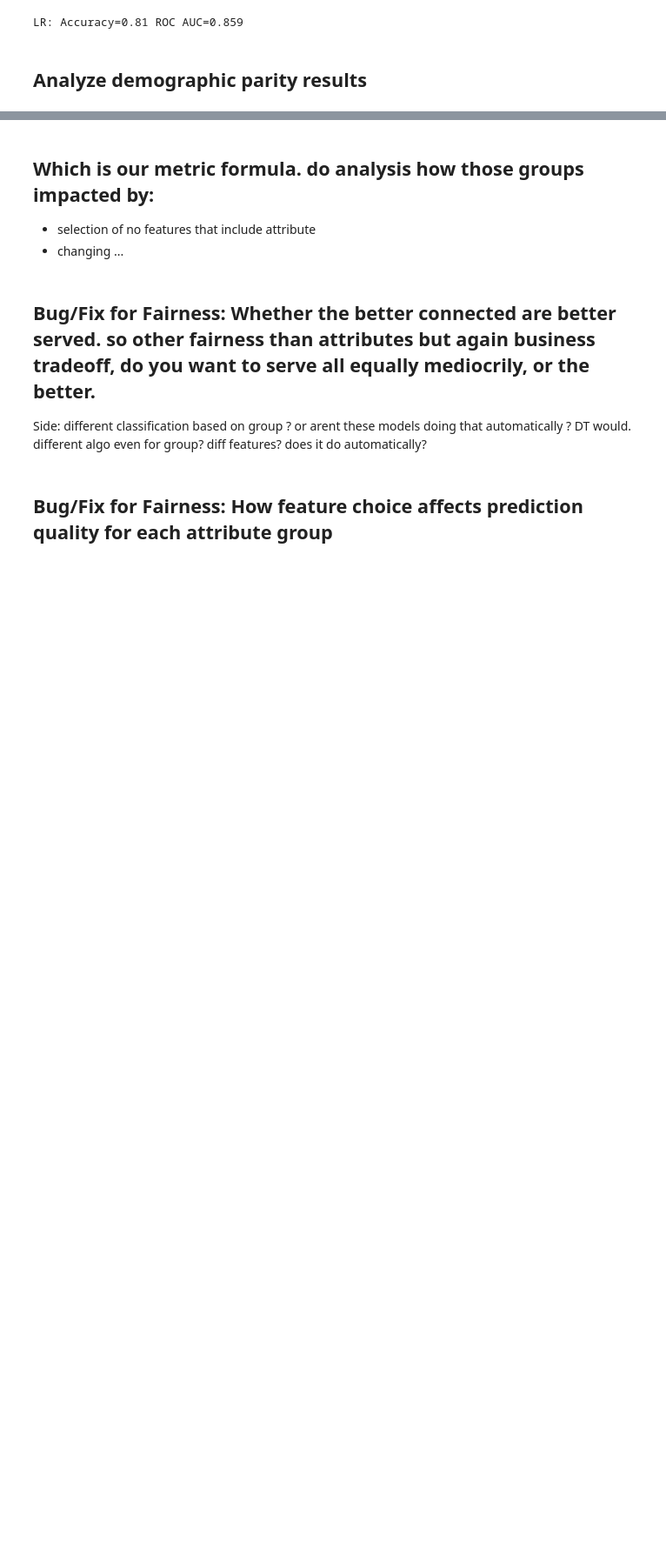
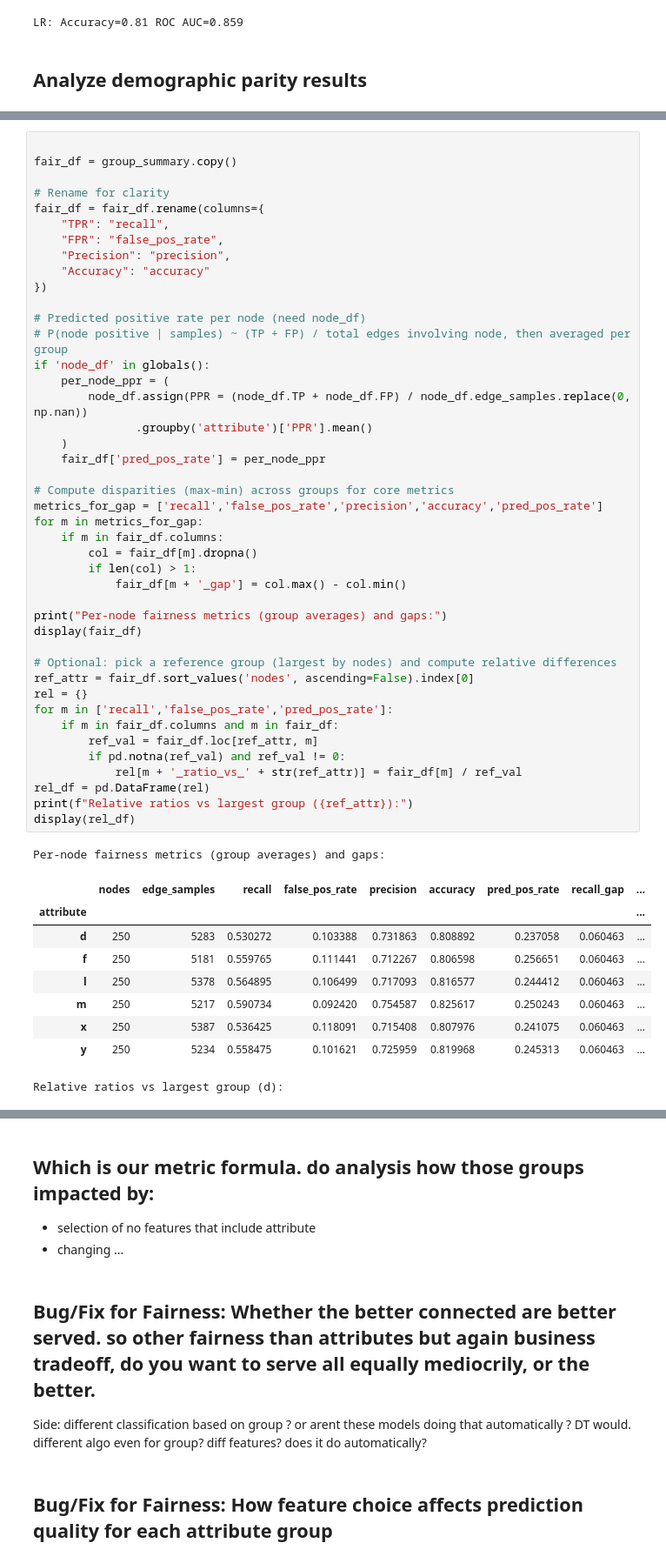
Before and after one commit to ursumarius/Link-predict-social-netw-fairness, a Jupyter notebook: fair-link-prediction-social-network.ipynb, the cells around one changed output, grey strips where cells are left out. Shown at 87% size. Cells and saved outputs as stored; diff of their text form; blank space fills up the shorter version.

Commit message:
Add demographic parity: lots of confusion tables per group, weighted, for fairness evaluation, same group, etc.

```diff
--- a/fair-link-prediction-social-network.ipynb
+++ b/fair-link-prediction-social-network.ipynb
@@ -933,0 +1087,54 @@ LR: Accuracy=0.81 ROC AUC=0.859
+# %%
+
+fair_df = group_summary.copy()
+
+# Rename for clarity
+fair_df = fair_df.rename(columns={
+    "TPR": "recall",
+    "FPR": "false_pos_rate",
+    "Precision": "precision",
+    "Accuracy": "accuracy"
+})
+
+# Predicted positive rate per node (need node_df)
+# P(node positive | samples) ~ (TP + FP) / total edges involving node, then averaged per group
+if 'node_df' in globals():
+    per_node_ppr = (
+        node_df.assign(PPR = (node_df.TP + node_df.FP) / node_df.edge_samples.replace(0, np.nan))
+               .groupby('attribute')['PPR'].mean()
+    )
+    fair_df['pred_pos_rate'] = per_node_ppr
+
+# Compute disparities (max-min) across groups for core metrics
+metrics_for_gap = ['recall','false_pos_rate','precision','accuracy','pred_pos_rate']
+for m in metrics_for_gap:
+    if m in fair_df.columns:
+        col = fair_df[m].dropna()
+        if len(col) > 1:
+            fair_df[m + '_gap'] = col.max() - col.min()
+
+print("Per-node fairness metrics (group averages) and gaps:")
+display(fair_df)
+
+# Optional: pick a reference group (largest by nodes) and compute relative differences
+ref_attr = fair_df.sort_values('nodes', ascending=False).index[0]
+rel = {}
+for m in ['recall','false_pos_rate','pred_pos_rate']:
+    if m in fair_df.columns and m in fair_df:
+        ref_val = fair_df.loc[ref_attr, m]
+        if pd.notna(ref_val) and ref_val != 0:
+            rel[m + '_ratio_vs_' + str(ref_attr)] = fair_df[m] / ref_val
+rel_df = pd.DataFrame(rel)
+print(f"Relative ratios vs largest group ({ref_attr}):")
+display(rel_df)
+# %% [output]
+Per-node fairness metrics (group averages) and gaps:
+|  | nodes | edge_samples | recall | false_pos_rate | precision | accuracy | pred_pos_rate | recall_gap | ... |
+| attribute |  |  |  |  |  |  |  |  | ... |
+| d | 250 | 5283 | 0.530272 | 0.103388 | 0.731863 | 0.808892 | 0.237058 | 0.060463 | ... |
+| f | 250 | 5181 | 0.559765 | 0.111441 | 0.712267 | 0.806598 | 0.256651 | 0.060463 | ... |
+| l | 250 | 5378 | 0.564895 | 0.106499 | 0.717093 | 0.816577 | 0.244412 | 0.060463 | ... |
+| m | 250 | 5217 | 0.590734 | 0.092420 | 0.754587 | 0.825617 | 0.250243 | 0.060463 | ... |
+| x | 250 | 5387 | 0.536425 | 0.118091 | 0.715408 | 0.807976 | 0.241075 | 0.060463 | ... |
+| y | 250 | 5234 | 0.558475 | 0.101621 | 0.725959 | 0.819968 | 0.245313 | 0.060463 | ... |
+Relative ratios vs largest group (d):
```
Also changed, not shown: parts of 18 cells of this notebook.
